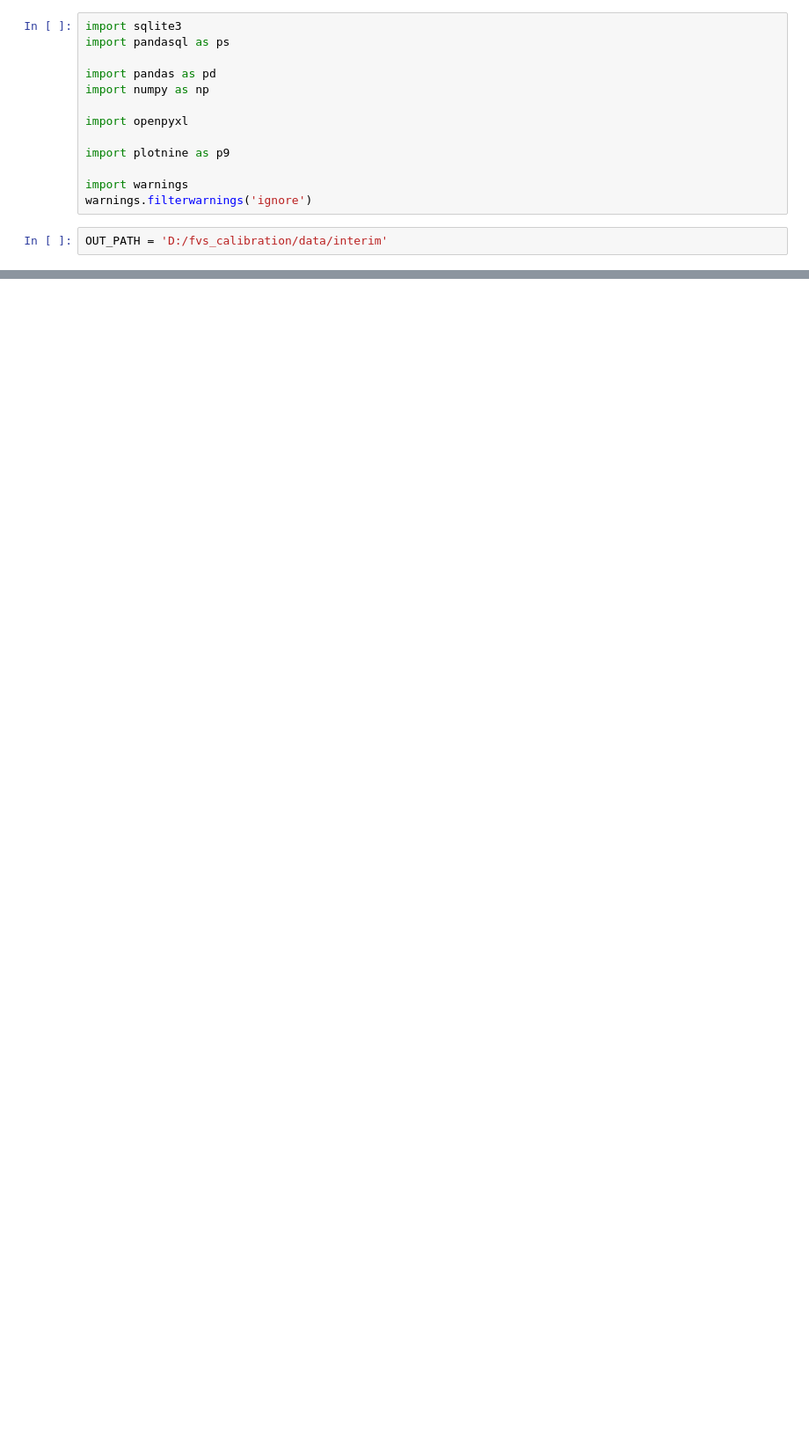
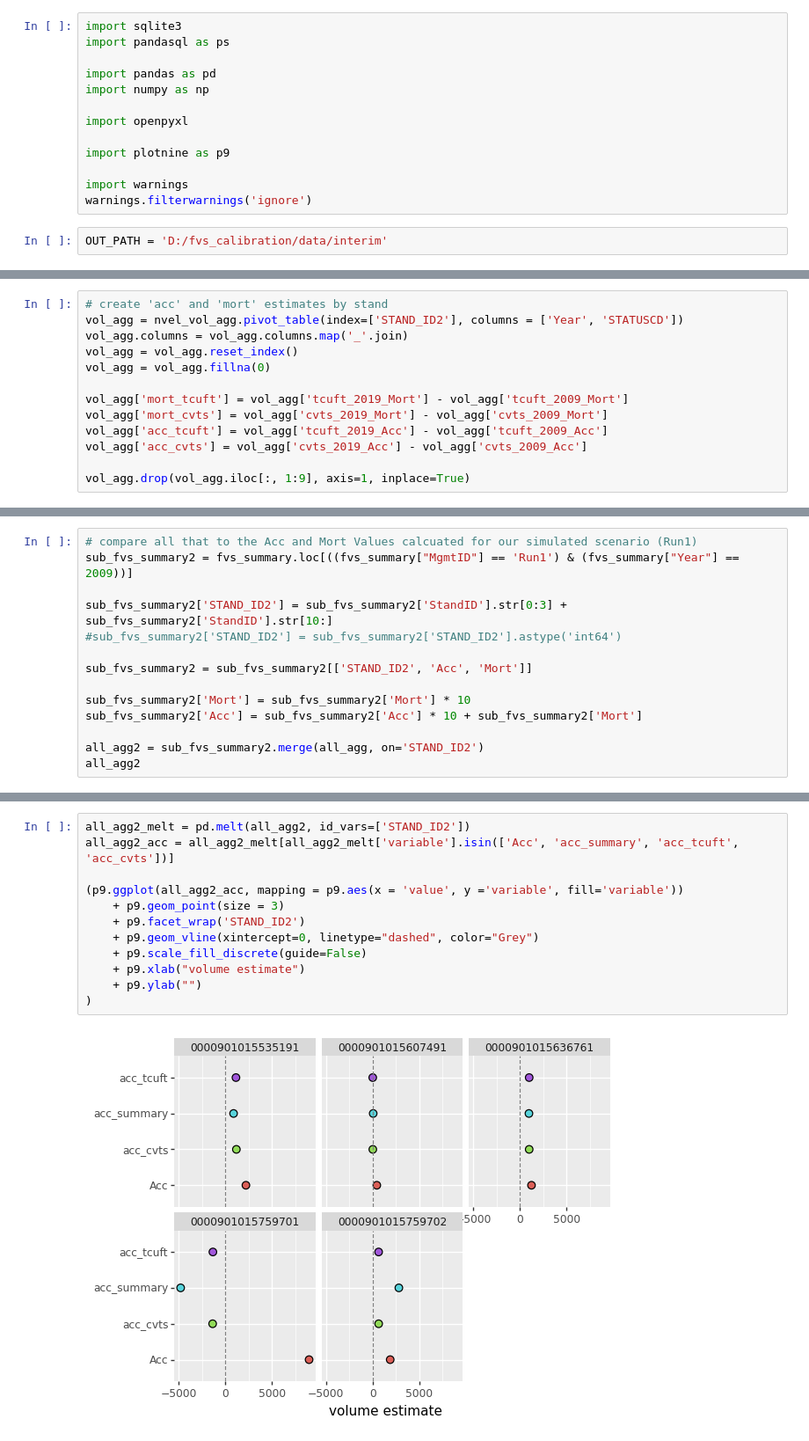
Before and after one commit to Ecotrust/calibrate_fvs, a Jupyter notebook: notebooks/FIA_GroundtruthData.ipynb, the cells around one changed output, grey strips where cells are left out. Shown at 88% size. Saved outputs shown, nothing was run; the diff lists cells and outputs as text; blank space fills up the shorter version.

```diff
--- a/notebooks/FIA_GroundtruthData.ipynb
+++ b/notebooks/FIA_GroundtruthData.ipynb
@@ -151,0 +159,13 @@ array([1994, 2001, 2002, 2003, 2004, 2005, 2006, 2007, 2008, 2009, 2010,
+# %%
+# create 'acc' and 'mort' estimates by stand
+vol_agg = nvel_vol_agg.pivot_table(index=['STAND_ID2'], columns = ['Year', 'STATUSCD'])
+vol_agg.columns = vol_agg.columns.map('_'.join)
+vol_agg = vol_agg.reset_index()
+vol_agg = vol_agg.fillna(0)
+
+vol_agg['mort_tcuft'] = vol_agg['tcuft_2019_Mort'] - vol_agg['tcuft_2009_Mort']
+vol_agg['mort_cvts'] = vol_agg['cvts_2019_Mort'] - vol_agg['cvts_2009_Mort']
+vol_agg['acc_tcuft'] = vol_agg['tcuft_2019_Acc'] - vol_agg['tcuft_2009_Acc']
+vol_agg['acc_cvts'] = vol_agg['cvts_2019_Acc'] - vol_agg['cvts_2009_Acc']
+
+vol_agg.drop(vol_agg.iloc[:, 1:9], axis=1, inplace=True)
@@ -151,0 +205,14 @@ array([1994, 2001, 2002, 2003, 2004, 2005, 2006, 2007, 2008, 2009, 2010,
+# %%
+# compare all that to the Acc and Mort Values calcuated for our simulated scenario (Run1)
+sub_fvs_summary2 = fvs_summary.loc[((fvs_summary["MgmtID"] == 'Run1') & (fvs_summary["Year"] == 2009))]
+
+sub_fvs_summary2['STAND_ID2'] = sub_fvs_summary2['StandID'].str[0:3] + sub_fvs_summary2['StandID'].str[10:]
+#sub_fvs_summary2['STAND_ID2'] = sub_fvs_summary2['STAND_ID2'].astype('int64')
+
+sub_fvs_summary2 = sub_fvs_summary2[['STAND_ID2', 'Acc', 'Mort']]
+
+sub_fvs_summary2['Mort'] = sub_fvs_summary2['Mort'] * 10
+sub_fvs_summary2['Acc'] = sub_fvs_summary2['Acc'] * 10 + sub_fvs_summary2['Mort']
+
+all_agg2 = sub_fvs_summary2.merge(all_agg, on='STAND_ID2')
+all_agg2
@@ -151,0 +226,14 @@ array([1994, 2001, 2002, 2003, 2004, 2005, 2006, 2007, 2008, 2009, 2010,
+# %%
+all_agg2_melt = pd.melt(all_agg2, id_vars=['STAND_ID2'])
+all_agg2_acc = all_agg2_melt[all_agg2_melt['variable'].isin(['Acc', 'acc_summary', 'acc_tcuft', 'acc_cvts'])]
+
+(p9.ggplot(all_agg2_acc, mapping = p9.aes(x = 'value', y ='variable', fill='variable'))
+    + p9.geom_point(size = 3)
+    + p9.facet_wrap('STAND_ID2')
+    + p9.geom_vline(xintercept=0, linetype="dashed", color="Grey")
+    + p9.scale_fill_discrete(guide=False)
+    + p9.xlab("volume estimate")
+    + p9.ylab("")
+)
+# %% [output]
+[figure, added]
```
Also changed, not shown: parts of 56 cells of this notebook, 1 other file.
